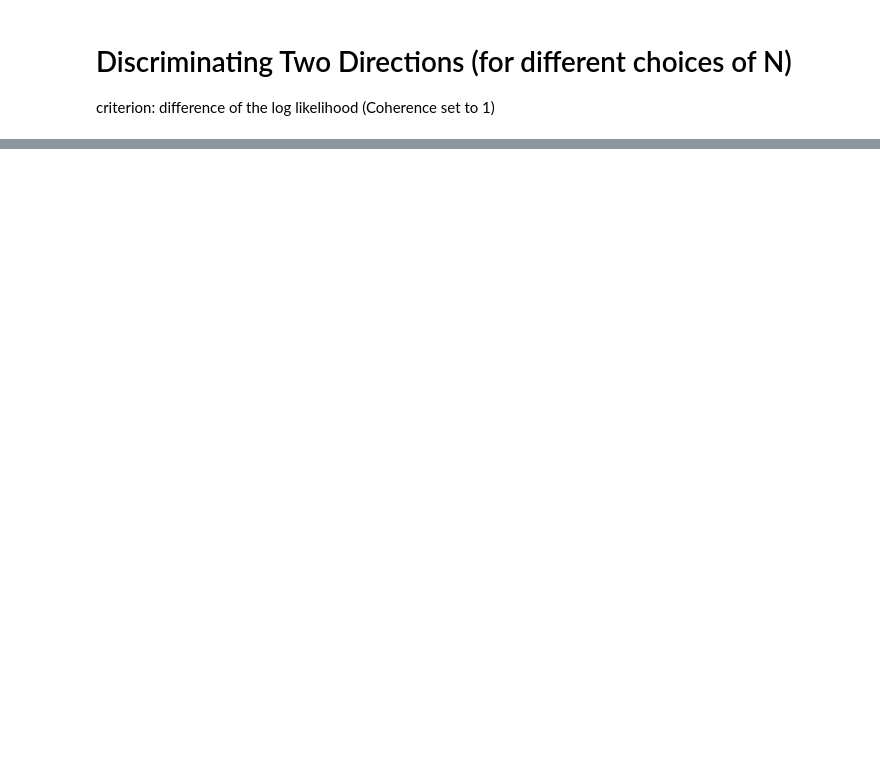
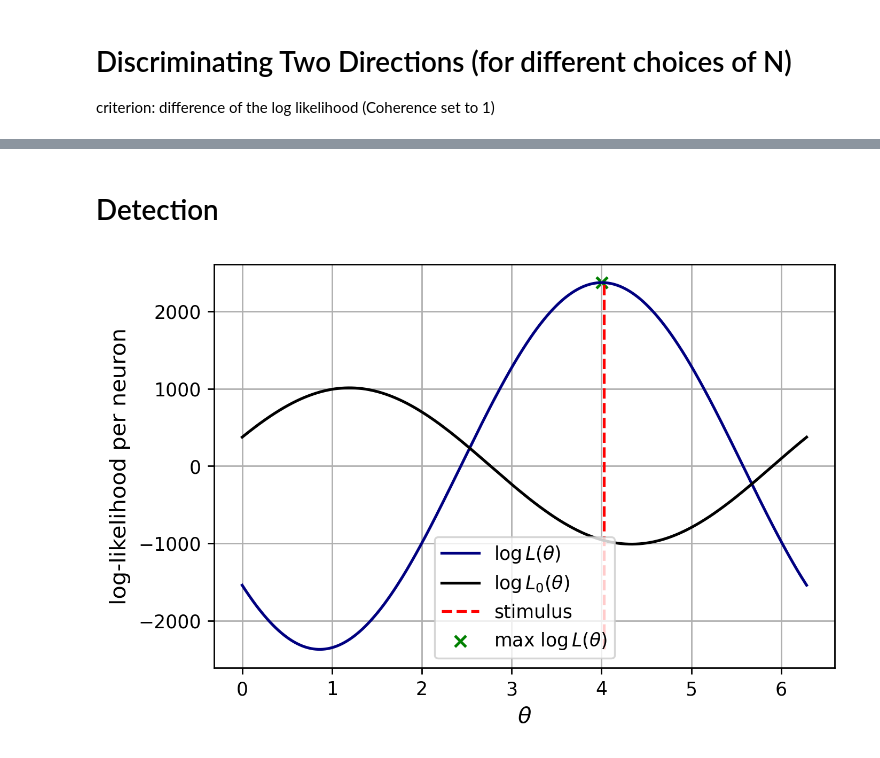
Before and after one commit to aGiorlandino/Theoretical_Neuroscience_ENS, a Jupyter notebook: Likelihood_estimator.ipynb, the cells around one changed output, grey strips where cells are left out. Saved outputs shown, nothing was run; the diff lists cells and outputs as text; code cells hidden in the pictures; blank space fills up the shorter version.

```diff
--- a/Likelihood_estimator.ipynb
+++ b/Likelihood_estimator.ipynb
@@ -125,0 +132,36 @@ plt.show()
+# %% [markdown]
+# Detection
+# %%
+N=700
+theta_range = np.linspace(0, 2*np.pi, 10000)
+theta_tune = np.random.choice(theta_range, size=N)
+random_theta = np.random.choice(theta_range)
+response = simulated_response(theta=random_theta, theta_tune=theta_tune , N=N, C=0.1)
+
+
+response_0 = false_alarm_response(N)
+full_log_likelihood=[]
+full_log_likelihood_0=[]
+
+for theta in theta_range:
+    full_log_likelihood.append(log_likelihood(response, theta, theta_tune))
+    full_log_likelihood_0.append(log_likelihood(response_0, theta, theta_tune))
+
+full_log_likelihood=np.array(full_log_likelihood)
+
+plt.figure(dpi=250)
+plt.plot(theta_range, full_log_likelihood, label="$\log L(\\theta)$", c="navy")
+plt.plot(theta_range, full_log_likelihood_0, label="$\log L_0(\\theta)$", c="k")
+
+plt.vlines(x=random_theta, ymin=np.min(full_log_likelihood),
+                ymax=np.max(full_log_likelihood), color="red",
+                linestyles='dashed', label="stimulus")
+plt.scatter(theta_range[np.argmax(full_log_likelihood)],
+                np.max(full_log_likelihood), c="g", marker="x",
+                label="max $\log L(\\theta)$")
+plt.xlabel("$\\theta$", fontsize=12)
+plt.ylabel("log-likelihood per neuron", fontsize=12)
+plt.legend()
+plt.grid()
+# %% [output]
+[figure, added]
```
Also changed, not shown: parts of 7 cells of this notebook, 5 other files.
